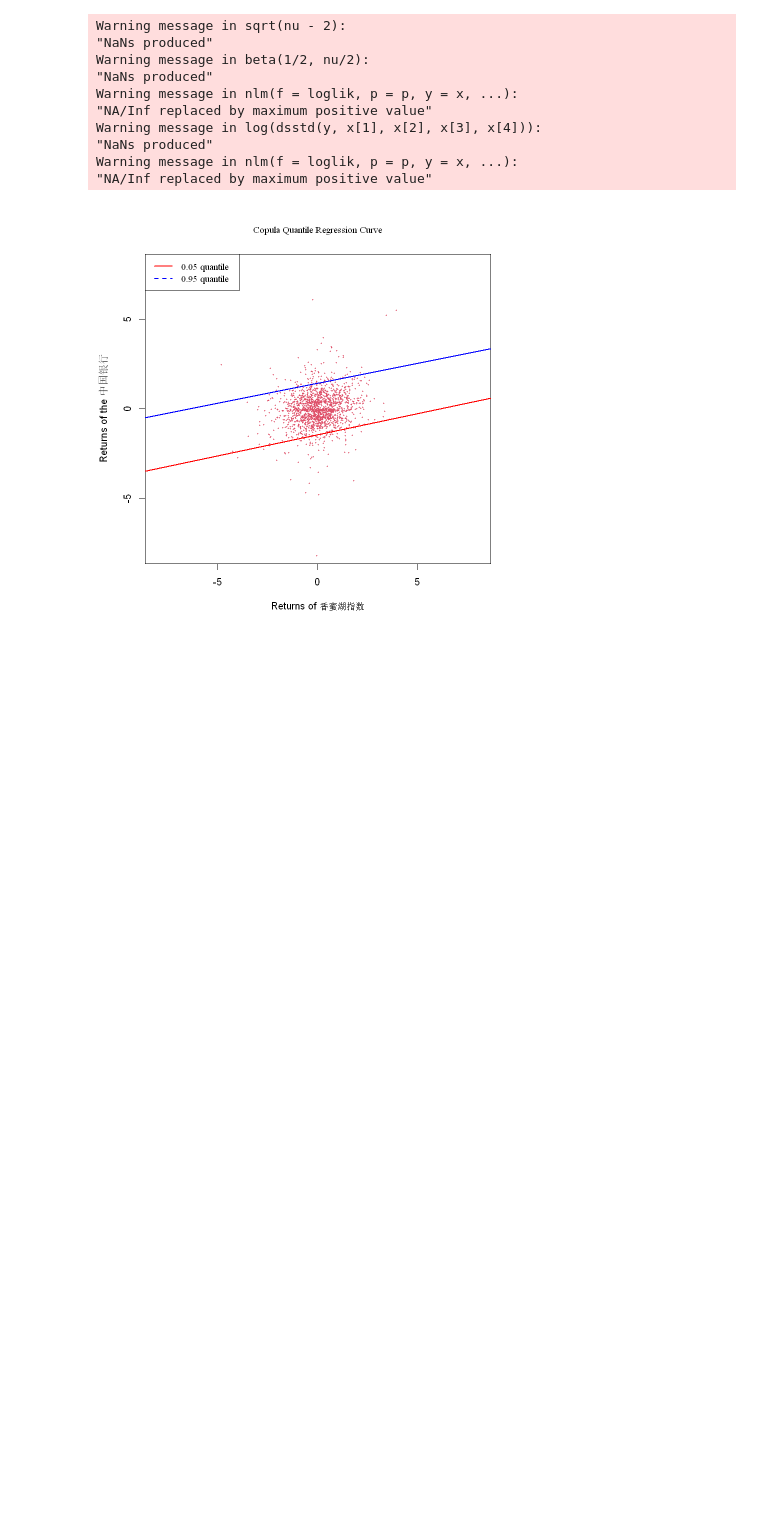
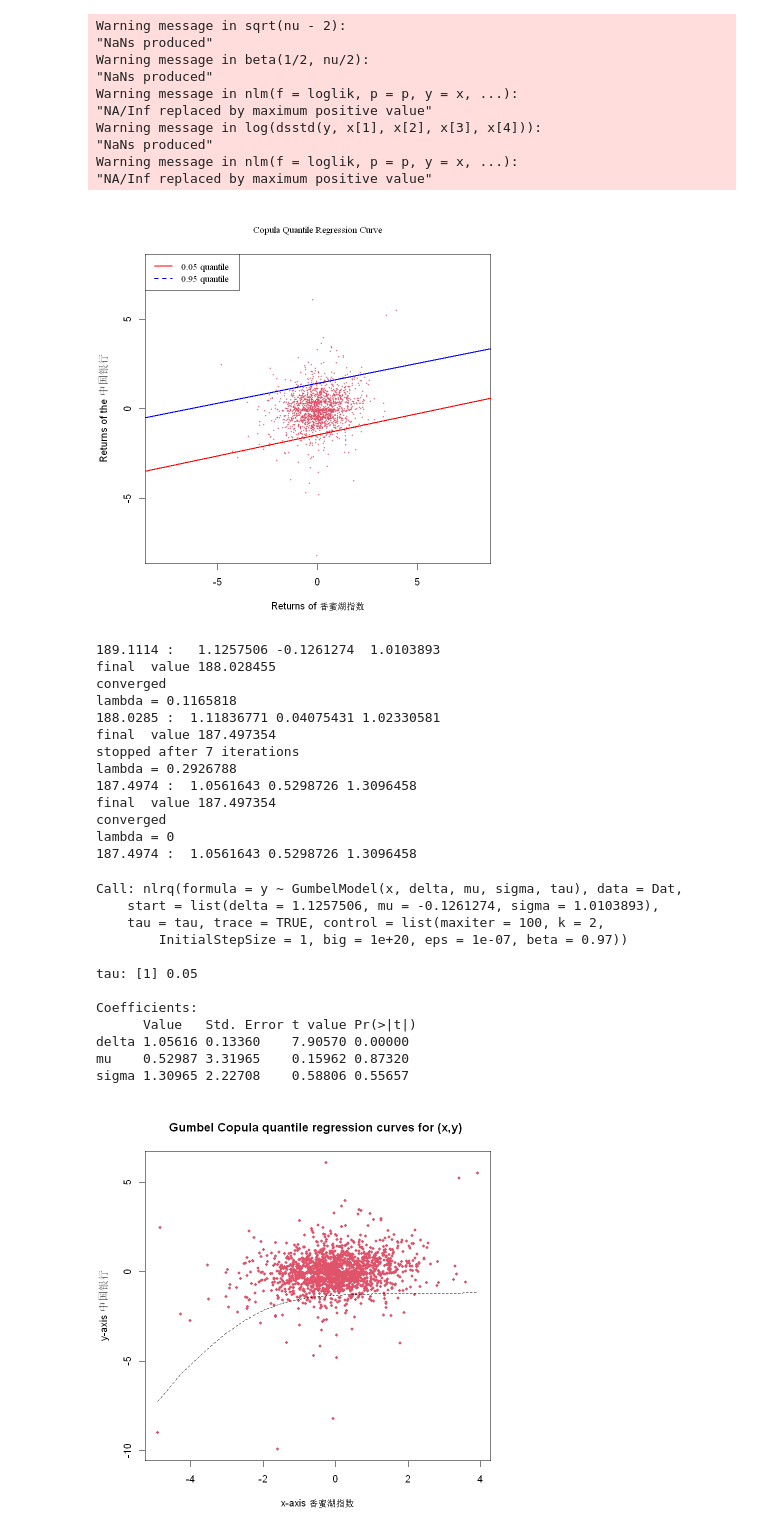
Before and after one commit to Meaquadddd/LLXcode, a Jupyter notebook: Covar1.ipynb, the cells around one changed output. Drawn from its saved outputs; the diff is of its cells as text; code cells hidden in the pictures; blank space fills up the shorter version.

```diff
--- a/Covar1.ipynb
+++ b/Covar1.ipynb
@@ -158,8 +158,8 @@ y <- rd[,2]
 # %%
-xml = x
-cbank = y
-est.xml = as.numeric(sstdFit(xml)$estimate)
-est.cbank = as.numeric(sstdFit(cbank)$estimate)
+xml <- x
+cbank <- y
+est.xml <- as.numeric(sstdFit(xml)$estimate)
+est.cbank <- as.numeric(sstdFit(cbank)$estimate)
 # %% [output]
 Warning message in sqrt(nu - 2):
 "NaNs produced"
@@ -189,3 +189,67 @@ legend('topleft', c("0.05 quantile", "0.95 quantile"), col = c("red", "blue"),
        lty = c(1, 2), lwd = c(2, 2), cex = 0.95, text.font = 6)
 # %% [output]
 [figure]
+# %%
+Dat <- NULL
+Dat$x <- x
+Dat$y <- y
+# %%
+#Rotated Gumbel copula quantile regression model
+u <- psstd(x, mean = est.xml[1], sd = est.xml[2], nu = est.xml[3], xi = est.xml[4])
+# %%
+# 初始化deltas矩阵
+if(!exists("deltas") || !is.matrix(deltas)) {
+    deltas <- matrix(NA, nrow = 10, ncol = 3)  # 适当调整行数和列数
+}
+
+GumbelModel <- function(x, alpha, mu, sigma, tau)
+{
+v <- matrix(0, length(u), 1)
+u <- psstd(x,mean=est.xml[1], sd=est.xml[2],nu=est.xml[3], xi=est.xml[4])
+for(i in 1 :length(u))
+{
+rootf1 <- function(v){1 - exp(-((-log(1 - u[i]))^alpha + (-log(1 - v))^alpha)^(1/alpha)) *
+    (((-log(1 - u[i]))^alpha + (-log(1 - v))^alpha)^((1/alpha) -
+        1) * ((1/alpha) * ((-log(1 - u[i]))^(alpha - 1) * (alpha *
+        (1/(1 - u[i]))))))-tau}
+vx <- uniroot(rootf1, c(0.00000000001, 0.999999999999))
+v[i,1] <- vx$root
+}
+z <- qsstd(v, mean=est.cbank[1], sd=est.cbank[2], nu=est.cbank[3], xi=est.cbank[4])
+mu + sigma * z
+}
+##mu is the panning parameter and sigma is the zooming parameter
+tau = 0.05
+fit3 <- nlrq(y ~ GumbelModel(x, delta,mu, sigma, tau),
+data=Dat, tau=tau, start = list(delta=1.1257506, mu=-0.1261274, sigma=1.0103893), trace=TRUE)
+plot(x, y, main="Rotated Gumbel Copula quantile regression curves for (x,y) ", xlab="x-axis 香蜜湖指数", ylab="y-axis 中国银行", type='p',col = 2, pch=20)
+lines(x, predict(fit3, newdata = x), lty = 2, lwd = 1, col = 1)
+deltas[3,] <- coef(fit3)
+summary(fit3)
+# %% [output]
+189.1114 :   1.1257506 -0.1261274  1.0103893
+final  value 188.028455
+converged
+lambda = 0.1165818
+188.0285 :  1.11836771 0.04075431 1.02330581
+final  value 187.497354
+stopped after 7 iterations
+lambda = 0.2926788
+187.4974 :  1.0561643 0.5298726 1.3096458
+final  value 187.497354
+converged
+lambda = 0
+187.4974 :  1.0561643 0.5298726 1.3096458
+Call: nlrq(formula = y ~ GumbelModel(x, delta, mu, sigma, tau), data = Dat,
+    start = list(delta = 1.1257506, mu = -0.1261274, sigma = 1.0103893),
+    tau = tau, trace = TRUE, control = list(maxiter = 100, k = 2,
+        InitialStepSize = 1, big = 1e+20, eps = 1e-07, beta = 0.97))
+
+tau: [1] 0.05
+
+Coefficients:
+      Value   Std. Error t value Pr(>|t|)
+delta 1.05616 0.13360    7.90570 0.00000
+mu    0.52987 3.31965    0.15962 0.87320
+sigma 1.30965 2.22708    0.58806 0.55657
+[figure, added]
```
Also changed, not shown: parts of 10 cells of this notebook.
